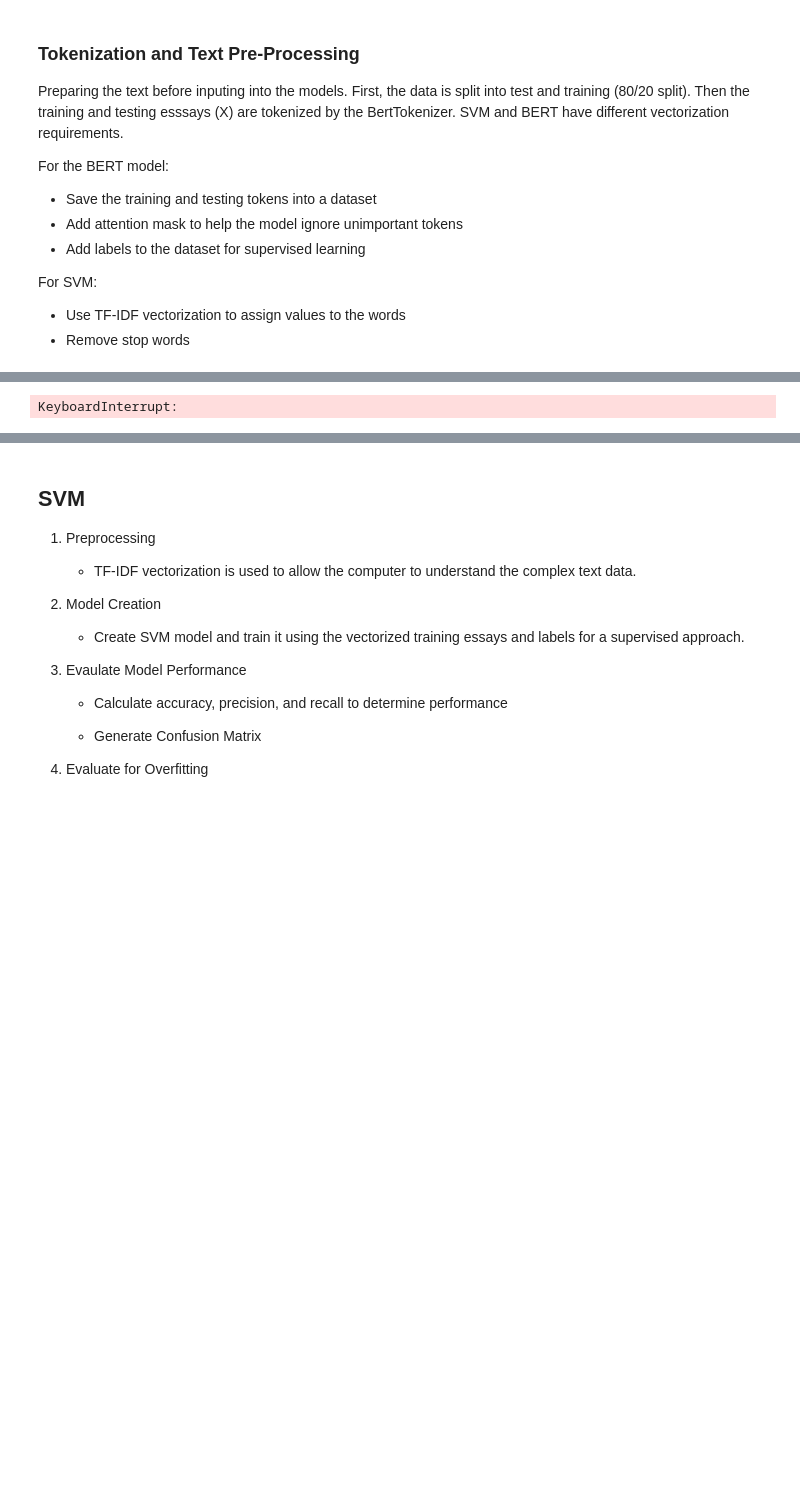
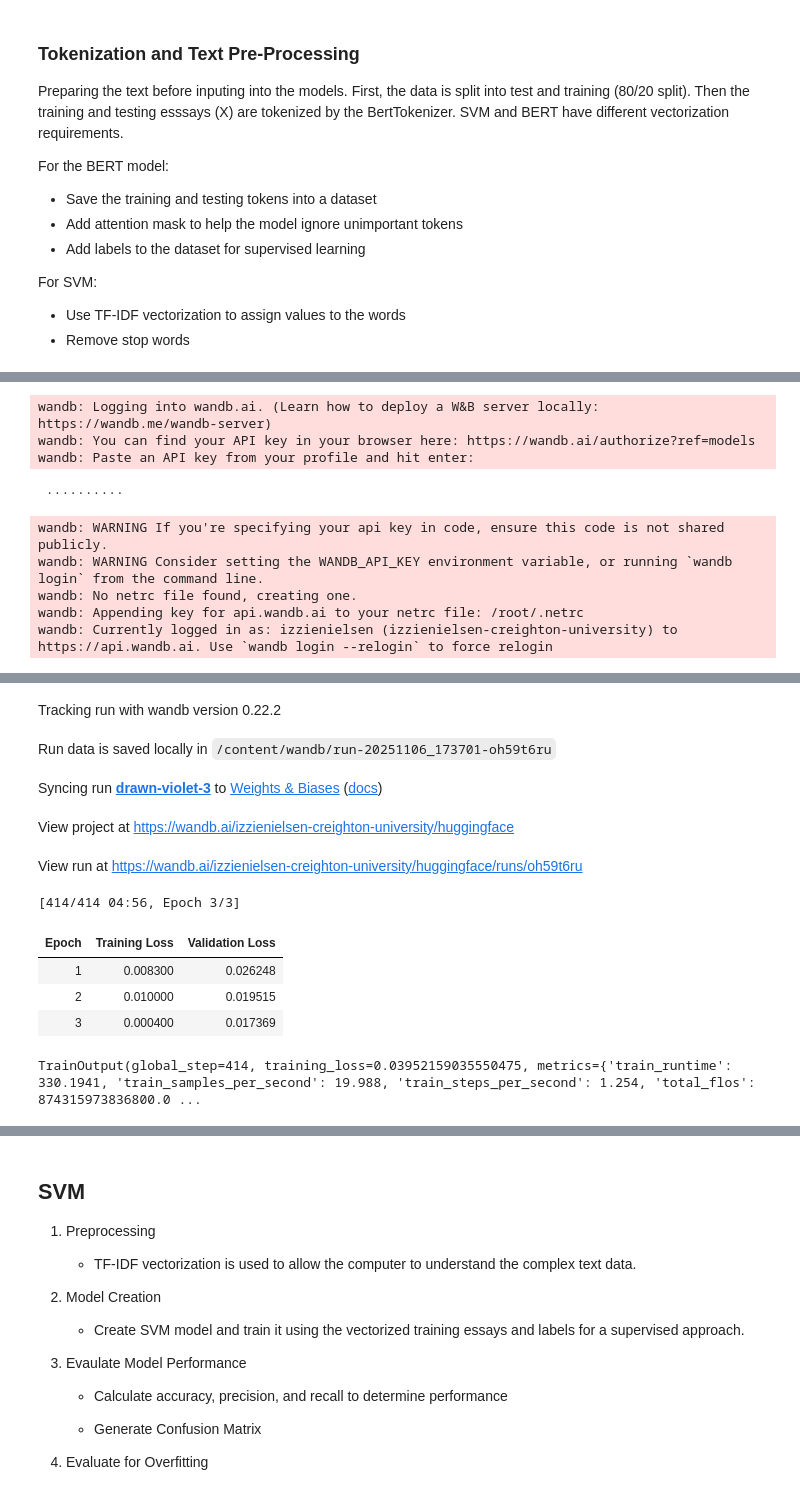
Before and after one commit to IzzieNielsen/AI-Detector, a Jupyter notebook: DSCCapstone.ipynb, the cells around one changed output, grey strips where cells are left out. Cells and saved outputs as stored; diff of their text form; code cells hidden in the pictures; blank space fills up the shorter version.

Commit message:
Fine-tuned DeBerta V3 Small Model
Current performance metrics: F-score = 0.9962264150943396

```diff
--- a/DSCCapstone.ipynb
+++ b/DSCCapstone.ipynb
@@ -72,10 +113,4 @@ no_stops = [t for t in texts if t not in stopwords.words('english')]
 # %%
-#first tokenize, uses Bert Tokenizer
-from transformers import BertTokenizer
-
-bert_tokenizer = BertTokenizer.from_pretrained('bert-base-uncased')
-train_tokens = bert_tokenizer(X_train.tolist(), truncation=True, padding='max_length', max_length=1024, return_tensors='pt')
-test_tokens = bert_tokenizer(X_test.tolist(), truncation=True, padding='max_length', max_length=1024, return_tensors='pt')
+train_tokens = tokenizer(X_train.tolist(), truncation=True, padding='max_length', max_length=512, return_tensors='pt')
+test_tokens = tokenizer(X_test.tolist(), truncation=True, padding='max_length', max_length=512, return_tensors='pt')
-# %% [output]
-KeyboardInterrupt:
 # %%
@@ -95,11 +125,27 @@ test_dataset = Dataset.from_dict({
     'attention_mask': test_tokens['attention_mask'],
     'labels': y_test.tolist()
 })
-# %%
-from transformers import BertModel
-
-model = BertModel.from_pretrained('bert-base-uncased')
-# %%
-from transformers import BertForSequenceClassification
-
-model = BertForSequenceClassification.from_pretrained("bert-base-uncased", num_labels=2)
+# %%
+training_args = TrainingArguments(
+    output_dir="/content/deberta-small-essay-detector",
+    eval_strategy="epoch",
+    save_strategy="epoch",
+    learning_rate=2e-5,
+    per_device_train_batch_size=16,
+    per_device_eval_batch_size=16,
+    num_train_epochs=3,
+    weight_decay=0.01,
+    fp16=True,
+    logging_steps=50,
+    load_best_model_at_end=True,
+)
+# %%
+trainer = Trainer(
+    model=model,
+    args=training_args,
+    train_dataset=train_dataset,
+    eval_dataset=test_dataset
+)
+
+trainer.train()
+# %% [output]
@@ -105,0 +153,9 @@ model = BertForSequenceClassification.from_pretrained("bert-base-uncased", num_l
+wandb: Logging into wandb.ai. (Learn how to deploy a W&B server locally: https://wandb.me/wandb-server)
+wandb: You can find your API key in your browser here: https://wandb.ai/authorize?ref=models
+wandb: Paste an API key from your profile and hit enter:
+ ··········
+wandb: WARNING If you're specifying your api key in code, ensure this code is not shared publicly.
+wandb: WARNING Consider setting the WANDB_API_KEY environment variable, or running `wandb login` from the command line.
+wandb: No netrc file found, creating one.
+wandb: Appending key for api.wandb.ai to your netrc file: /root/.netrc
+wandb: Currently logged in as: izzienielsen (izzienielsen-creighton-university) to https://api.wandb.ai. Use `wandb login --relogin` to force relogin
@@ -105,0 +163,11 @@ model = BertForSequenceClassification.from_pretrained("bert-base-uncased", num_l
+Tracking run with wandb version 0.22.2
+Run data is saved locally in /content/wandb/run-20251106_173701-oh59t6ru
+Syncing run drawn-violet-3 to Weights & Biases (docs)
+View project at https://wandb.ai/izzienielsen-creighton-university/huggingface
+View run at https://wandb.ai/izzienielsen-creighton-university/huggingface/runs/oh59t6ru
+[414/414 04:56, Epoch 3/3]
+| Epoch | Training Loss | Validation Loss |
+| 1 | 0.008300 | 0.026248 |
+| 2 | 0.010000 | 0.019515 |
+| 3 | 0.000400 | 0.017369 |
+TrainOutput(global_step=414, training_loss=0.03952159035550475, metrics={'train_runtime': 330.1941, 'train_samples_per_second': 19.988, 'train_steps_per_second': 1.254, 'total_flos': 874315973836800.0 ...
```
Also changed, not shown: parts of 8 cells of this notebook.
